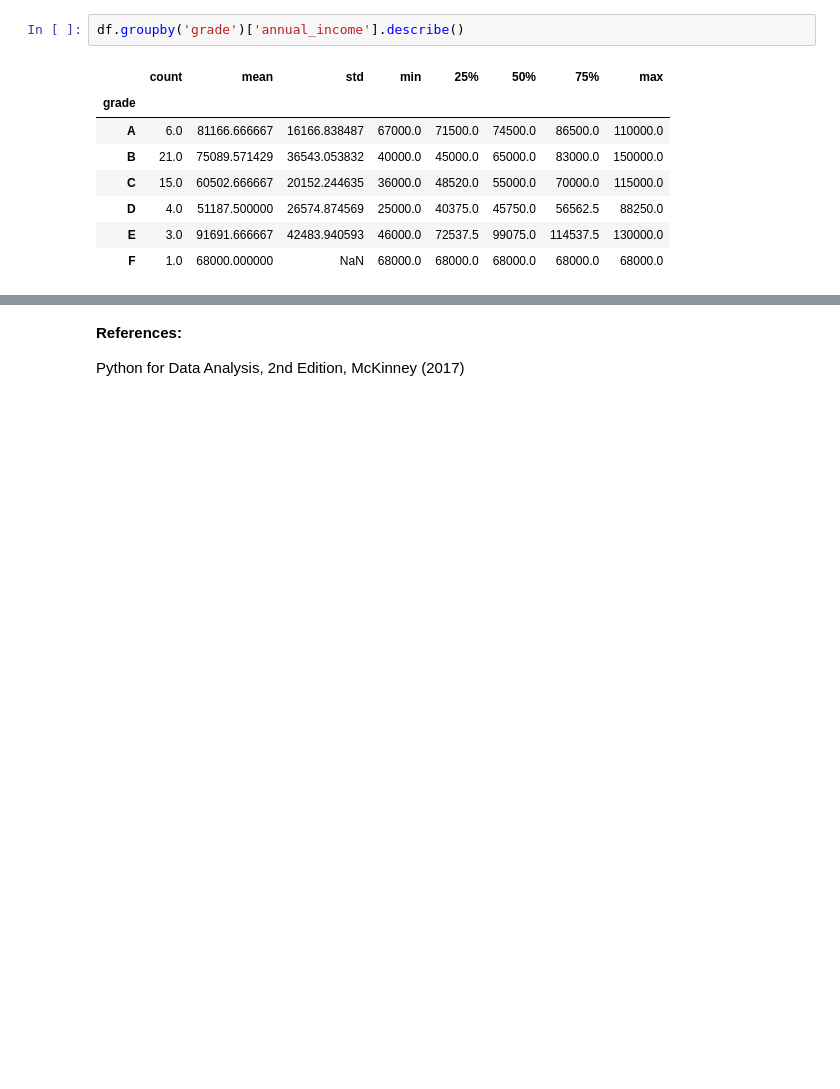
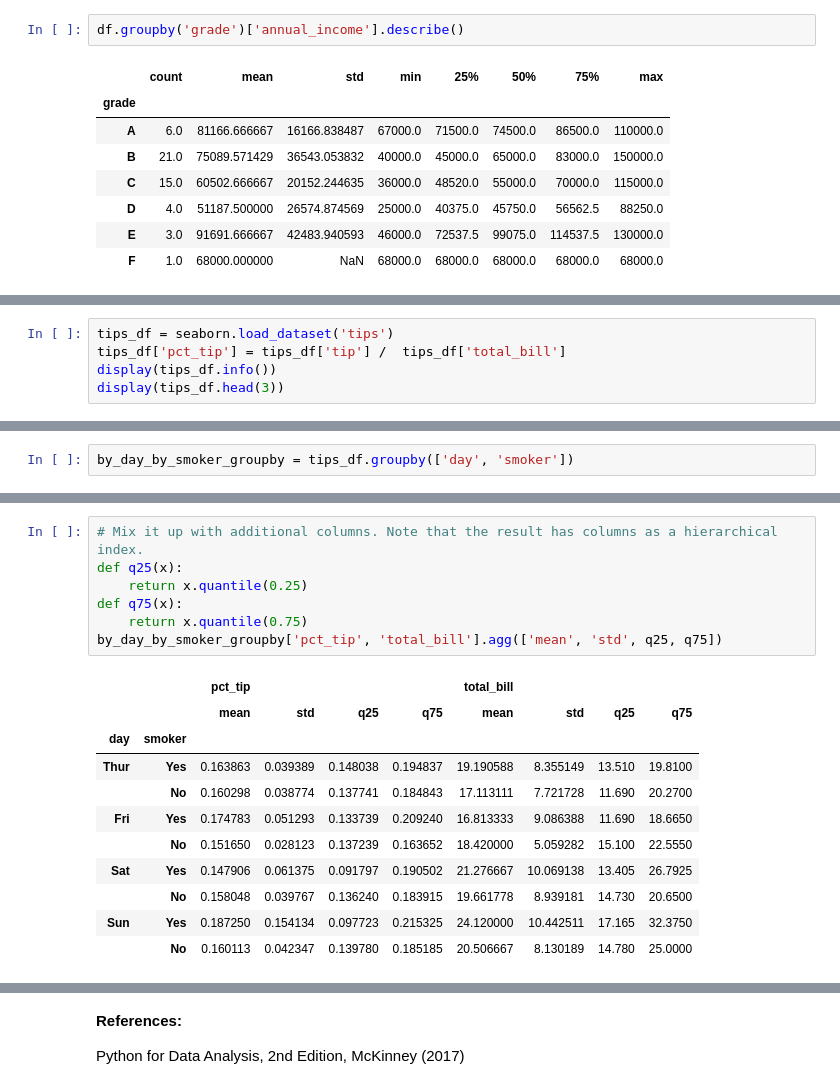
Before and after one commit to bryanblackbee/ds-learning-journey, a Jupyter notebook: jupyter_notebook/topics/data-analysis-with-python/chap-10-2-Data-Aggregation.ipynb, the cells around one changed output, grey strips where cells are left out. Saved outputs shown, nothing was run; the diff lists cells and outputs as text; blank space fills up the shorter version.

```diff
--- a/jupyter_notebook/topics/data-analysis-with-python/chap-10-2-Data-Aggregation.ipynb
+++ b/jupyter_notebook/topics/data-analysis-with-python/chap-10-2-Data-Aggregation.ipynb
@@ -132,0 +135,5 @@ df.groupby('grade')['annual_income'].describe()
+# %%
+tips_df = seaborn.load_dataset('tips')
+tips_df['pct_tip'] = tips_df['tip'] /  tips_df['total_bill']
+display(tips_df.info())
+display(tips_df.head(3))
@@ -132,0 +161,2 @@ df.groupby('grade')['annual_income'].describe()
+# %%
+by_day_by_smoker_groupby = tips_df.groupby(['day', 'smoker'])
@@ -132,0 +208,19 @@ df.groupby('grade')['annual_income'].describe()
+# %%
+# Mix it up with additional columns. Note that the result has columns as a hierarchical index.
+def q25(x):
+    return x.quantile(0.25)
+def q75(x):
+    return x.quantile(0.75)
+by_day_by_smoker_groupby['pct_tip', 'total_bill'].agg(['mean', 'std', q25, q75])
+# %% [output]
+|  |  | pct_tip |  |  |  | total_bill |  |  |  |
+|  |  | mean | std | q25 | q75 | mean | std | q25 | q75 |
+| day | smoker |  |  |  |  |  |  |  |  |
+| Thur | Yes | 0.163863 | 0.039389 | 0.148038 | 0.194837 | 19.190588 | 8.355149 | 13.510 | 19.8100 |
+|  | No | 0.160298 | 0.038774 | 0.137741 | 0.184843 | 17.113111 | 7.721728 | 11.690 | 20.2700 |
+| Fri | Yes | 0.174783 | 0.051293 | 0.133739 | 0.209240 | 16.813333 | 9.086388 | 11.690 | 18.6650 |
+|  | No | 0.151650 | 0.028123 | 0.137239 | 0.163652 | 18.420000 | 5.059282 | 15.100 | 22.5550 |
+| Sat | Yes | 0.147906 | 0.061375 | 0.091797 | 0.190502 | 21.276667 | 10.069138 | 13.405 | 26.7925 |
+|  | No | 0.158048 | 0.039767 | 0.136240 | 0.183915 | 19.661778 | 8.939181 | 14.730 | 20.6500 |
+| Sun | Yes | 0.187250 | 0.154134 | 0.097723 | 0.215325 | 24.120000 | 10.442511 | 17.165 | 32.3750 |
+|  | No | 0.160113 | 0.042347 | 0.139780 | 0.185185 | 20.506667 | 8.130189 | 14.780 | 25.0000 |
```
Also changed, not shown: parts of 12 cells of this notebook, 2 other files.
